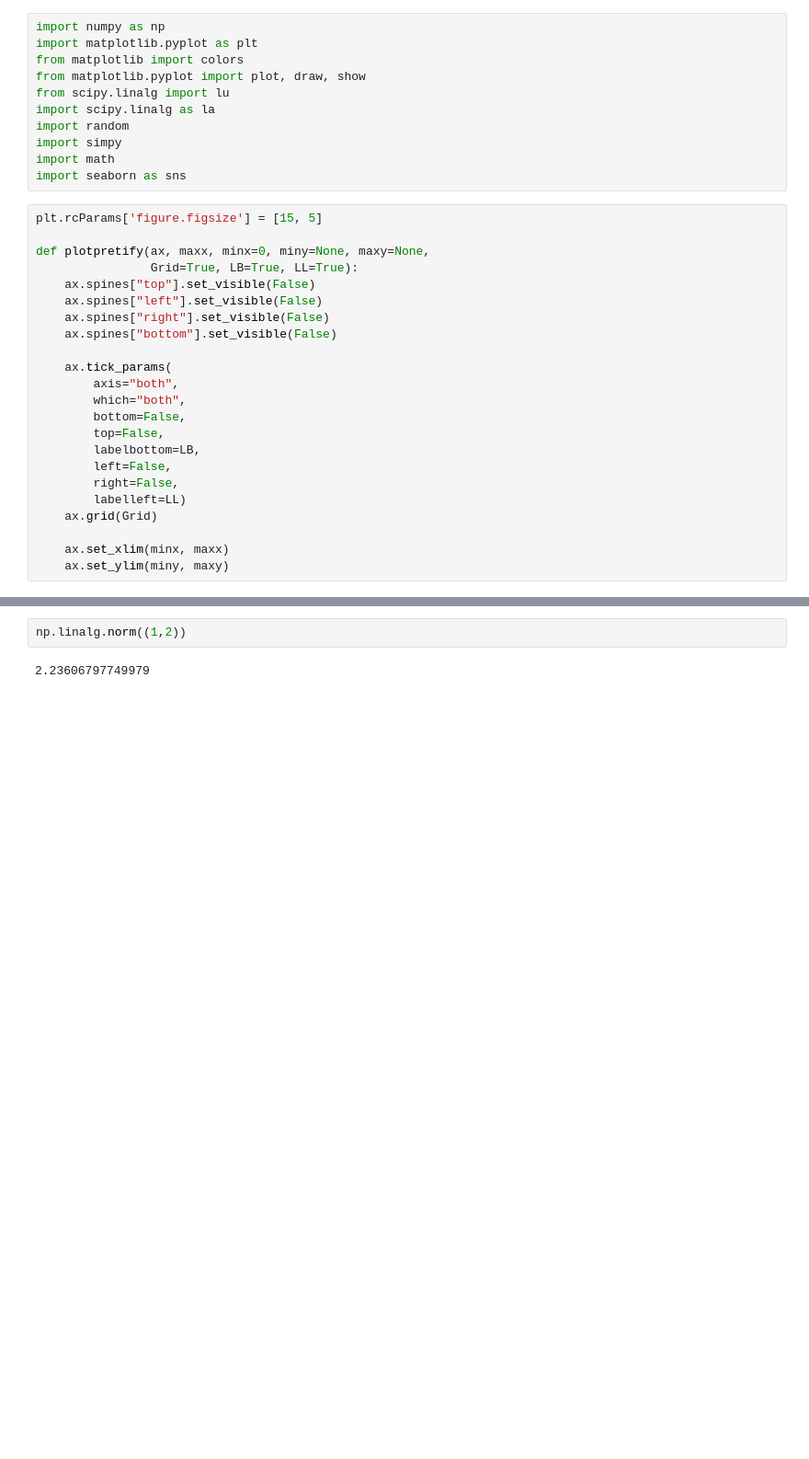
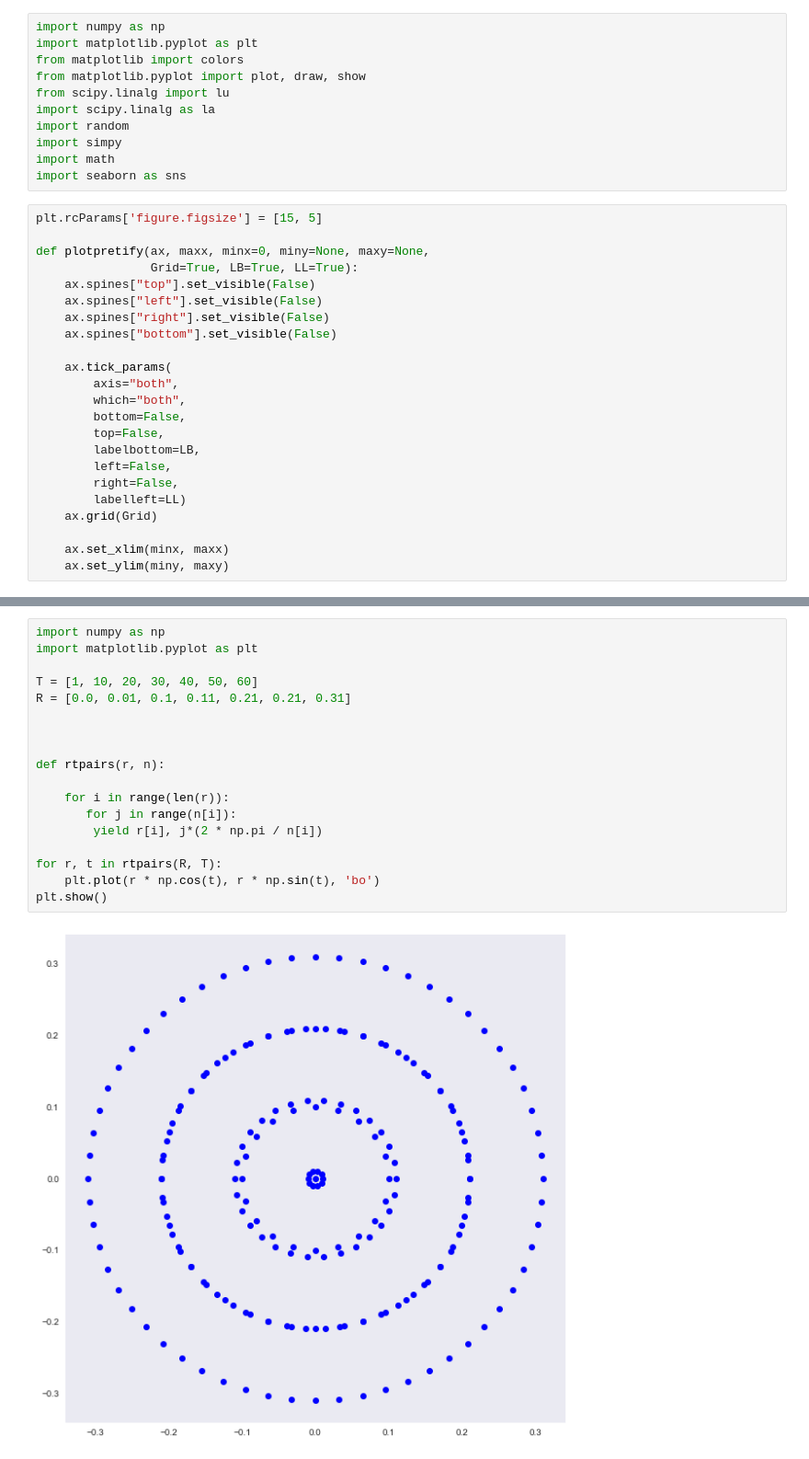
Before and after one commit to popoiopo/StochasticSim, a Jupyter notebook: Bas/Untitled.ipynb, the cells around one changed output, grey strips where cells are left out. Shown: that part at 92% size. Cells and saved outputs as stored; diff of their text form; blank space fills up the shorter version.

```diff
--- a/Bas/Untitled.ipynb
+++ b/Bas/Untitled.ipynb
@@ -105,4 +148,20 @@ plotpretify(ax, 1.1, minx=-1.1, miny=-1.1, maxy=1.1, Grid=False, LL=False, LB=Fa
-# %%
-np.linalg.norm((1,2))
-# %% [output]
-2.23606797749979
+# %%
+import numpy as np
+import matplotlib.pyplot as plt
+
+T = [1, 10, 20, 30, 40, 50, 60]
+R = [0.0, 0.01, 0.1, 0.11, 0.21, 0.21, 0.31]
+
+
+
+def rtpairs(r, n):
+
+    for i in range(len(r)):
+       for j in range(n[i]):
+        yield r[i], j*(2 * np.pi / n[i])
+
+for r, t in rtpairs(R, T):
+    plt.plot(r * np.cos(t), r * np.sin(t), 'bo')
+plt.show()
+# %% [output]
+[figure, added]
```
Also changed, not shown: parts of 1 cell of this notebook, 1 other file.
